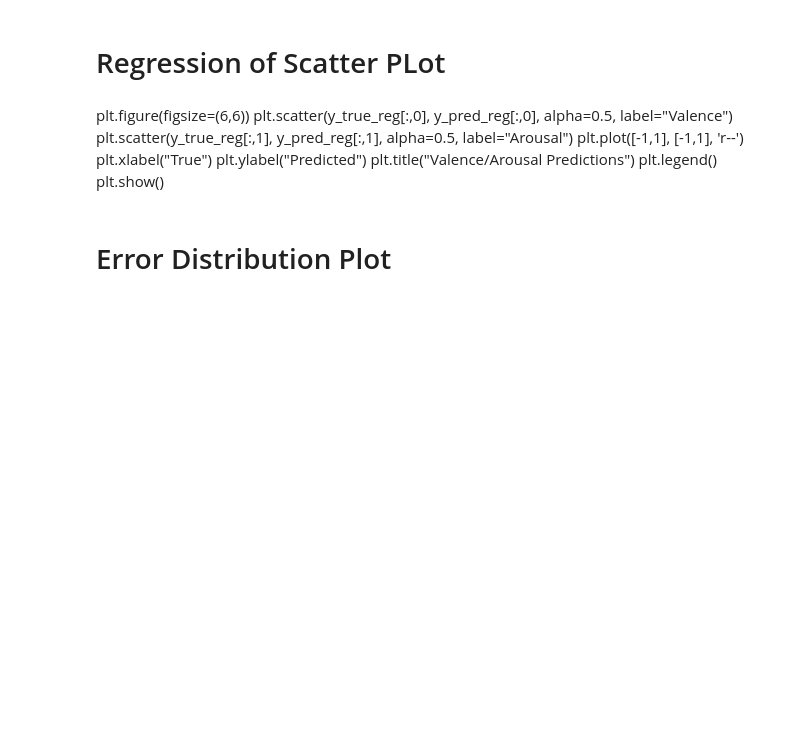
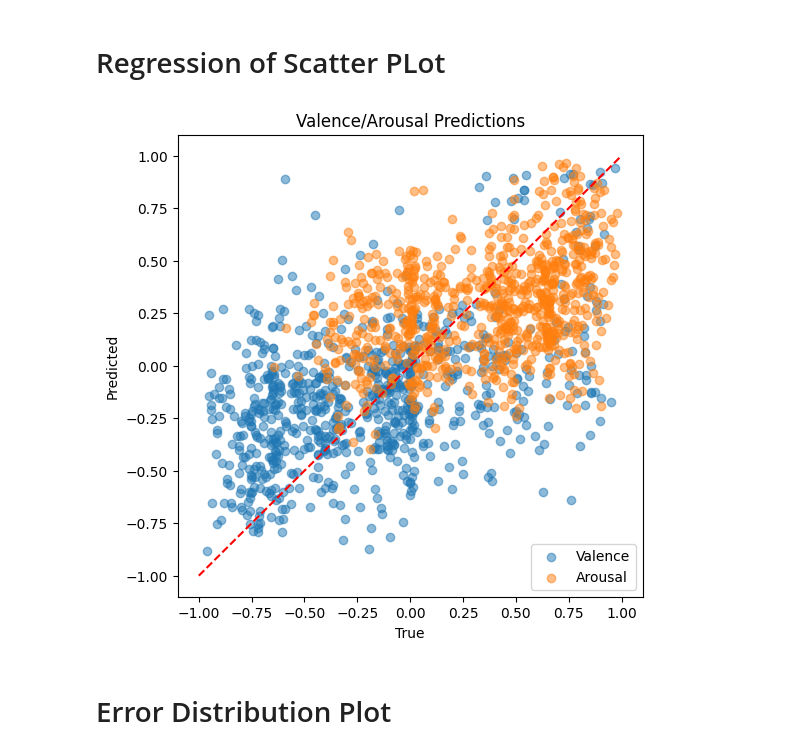
Before and after one commit to NooranIshtiaq/i222010_NooranIshtiaq_DSB, a Jupyter notebook: i222010_NooranIshtiaq_DSB.ipynb, the cells around one changed output. Drawn from its saved outputs; the diff is of its cells as text; code cells hidden in the pictures; blank space fills up the shorter version.

```diff
--- a/i222010_NooranIshtiaq_DSB.ipynb
+++ b/i222010_NooranIshtiaq_DSB.ipynb
@@ -165,2 +174,17 @@ X_val, y_val     = preprocess(val_df)
+# %%
+def prepare_data(loader, test_size=0.2, random_state=42):
+    df = loader.dataframe()
+    train_df, val_df = train_test_split(
+        df, test_size=test_size, stratify=df['expression'], random_state=random_state
+    )
+    train_df = train_df.reset_index(drop=True)
+    val_df = val_df.reset_index(drop=True)
+
+    X_train, y_train = preprocess(train_df, num_classes=loader.num_classes)
+    X_val, y_val     = preprocess(val_df, num_classes=loader.num_classes)
+
+    return X_train, y_train, X_val, y_val
+# %%
+X_train, y_train, X_val, y_val = prepare_data(loader)
 # %% [markdown]
 # Training Using ResNet50
@@ -196,11 +219,14 @@ Epoch 5/5
 # %% [markdown]
 # Training Using EfficientNetB0
 # %%
-model = build_model(backbone="DenseNet121", num_classes=df['expression'].nunique())
-model.compile(
-    optimizer="adam",
-    loss={"expression": "categorical_crossentropy", "va": "mse"},
-    loss_weights={"expression": 1.0, "va": 1.0},
-    metrics={"expression": "accuracy"}
-)
+model = build_model(backbone="EfficientNetB0", num_classes=8)
+model.compile(optimizer=tf.keras.optimizers.Adam(learning_rate=1e-4),
+              loss={"expression": "categorical_crossentropy", "va": "mse"},
+              metrics={"expression": "accuracy", "va": "mae"})
+
+
+# Early stopping
+early_stop = EarlyStopping(monitor="val_expression_accuracy",  patience=10,mode="max",restore_best_weights=True)
+reduce_lr = ReduceLROnPlateau(monitor="val_loss",factor=0.5,patience=5,mode="min",verbose=1)
+history = model.fit(X_train, y_train,validation_data=(X_val, y_val),epochs=50,batch_size=32,callbacks=[early_stop,reduce_lr])
 # %% [output]
@@ -209,2 +249,0 @@ Downloading data from https://storage.googleapis.com/tensorflow/keras-applicatio
-# %%
-history = model.fit(X_train, y_train, validation_data=(X_val, y_val),epochs=5,batch_size=32)
@@ -339,15 +395,17 @@ plt.show()
 # %% [markdown]
 # Regression of Scatter PLot
-# %% [markdown]
-plt.figure(figsize=(6,6))
-plt.scatter(y_true_reg[:,0], y_pred_reg[:,0], alpha=0.5, label="Valence")
-plt.scatter(y_true_reg[:,1], y_pred_reg[:,1], alpha=0.5, label="Arousal")
-plt.plot([-1,1], [-1,1], 'r--')
-plt.xlabel("True")
-plt.ylabel("Predicted")
-plt.title("Valence/Arousal Predictions")
-plt.legend()
-plt.show()
+# %%
+plt.figure(figsize=(6,6))
+plt.scatter(y_true_reg[:,0], y_pred_reg[:,0], alpha=0.5, label="Valence")
+plt.scatter(y_true_reg[:,1], y_pred_reg[:,1], alpha=0.5, label="Arousal")
+plt.plot([-1,1], [-1,1], 'r--')
+plt.xlabel("True")
+plt.ylabel("Predicted")
+plt.title("Valence/Arousal Predictions")
+plt.legend()
+plt.show()
+# %% [output]
+[figure, added]
 # %% [markdown]
 # Error Distribution Plot
 # %%
```
Also changed, not shown: parts of 22 cells of this notebook.
